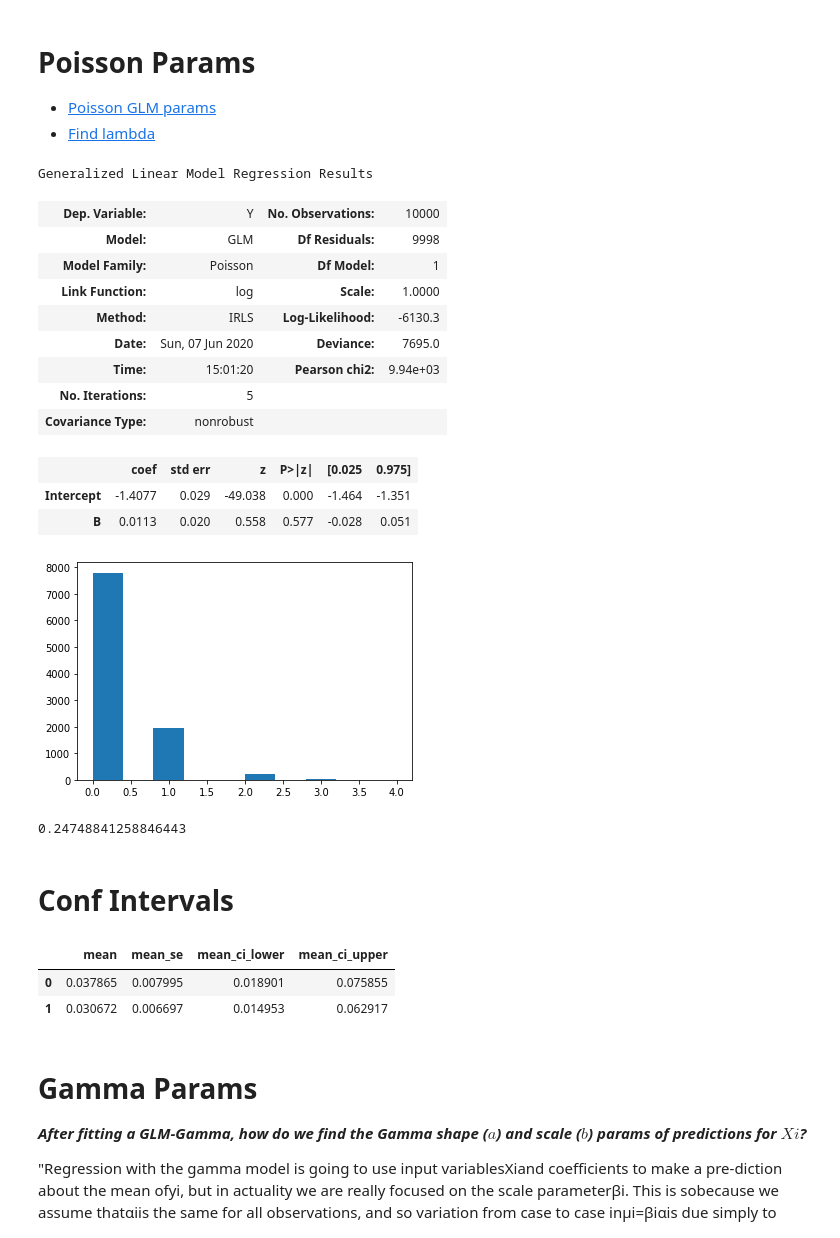
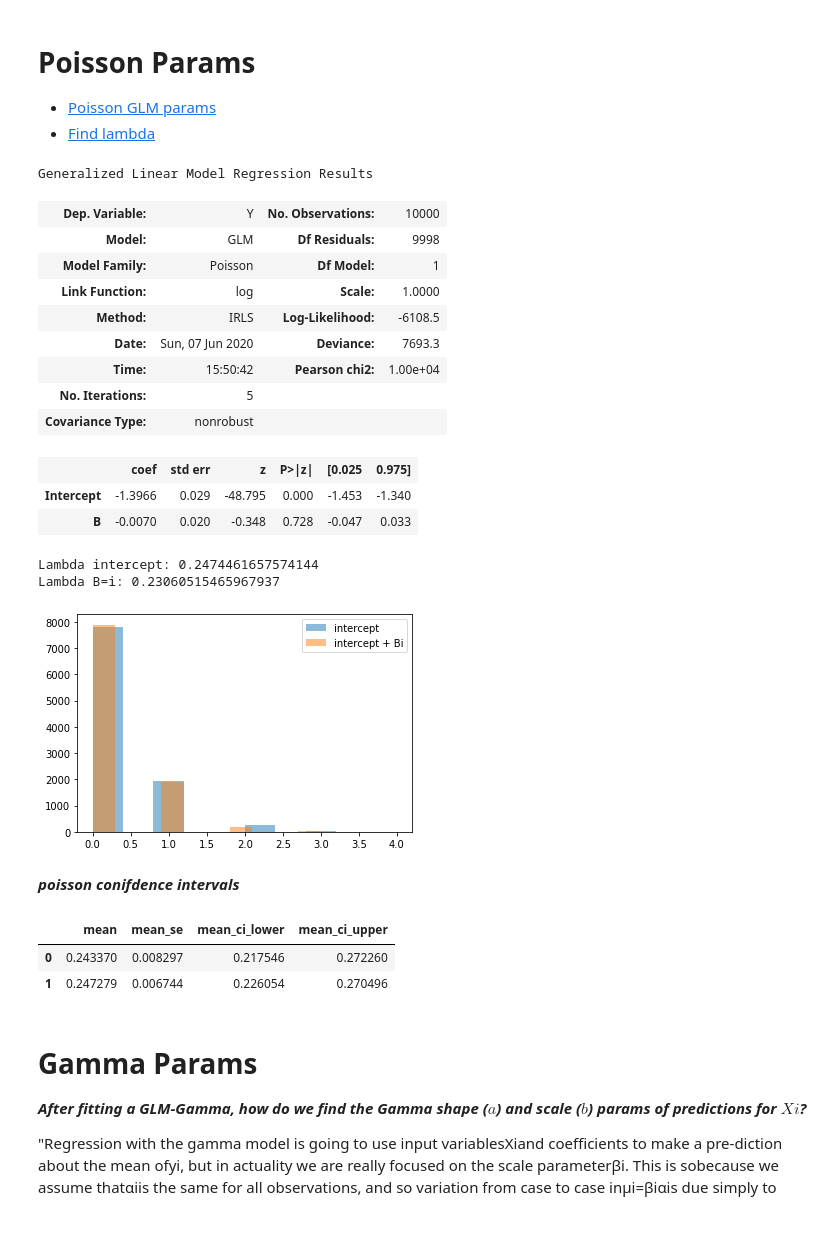
Before and after one commit to bpostance/learn_data_science, a Jupyter notebook: Risk/02-FrequencySeverity-auto.ipynb, the cells around one changed output. Cells and saved outputs as stored; diff of their text form; code cells hidden in the pictures.

Commit message:
Update: poisson example

```diff
--- a/Risk/02-FrequencySeverity-auto.ipynb
+++ b/Risk/02-FrequencySeverity-auto.ipynb
@@ -257,48 +256,53 @@ Loooking at the model summaries, the histograms and results the of predicted val
 # %%
 # sim data
 #np.random.seed(1066)
 n = 10000
 y =np.random.poisson(lam=0.25,size=n)
-plt.hist(y)
 yt = pd.DataFrame({'Y':y,
                    #'B':pd.cut(pd.Series(y),bins=[0,0.5,1,10],right=True,labels=[0,1,2]),
                    'B':np.random.exponential(scale=1,size=n)
                   })
 
 #### estimate params using MLE fit
 # print(stats.poisson.fit(yt['Y']))
 
-### Estimate scale (rate) using GLM-gamma with default inverse-power link
+### Estimate scale (rate) using GLM-poisson with default log link
 glm = smf.glm("Y ~ 1 + B", data=yt,family=sm.families.Poisson()).fit()
 glm.summary()
 # %% [output]
 Generalized Linear Model Regression Results
 | Dep. Variable: | Y | No. Observations: | 10000 |
 | Model: | GLM | Df Residuals: | 9998 |
 | Model Family: | Poisson | Df Model: | 1 |
 | Link Function: | log | Scale: | 1.0000 |
-| Method: | IRLS | Log-Likelihood: | -6130.3 |
-| Date: | Sun, 07 Jun 2020 | Deviance: | 7695.0 |
-| Time: | 15:01:20 | Pearson chi2: | 9.94e+03 |
+| Method: | IRLS | Log-Likelihood: | -6108.5 |
+| Date: | Sun, 07 Jun 2020 | Deviance: | 7693.3 |
+| Time: | 15:50:42 | Pearson chi2: | 1.00e+04 |
 | No. Iterations: | 5 |  |  |
 | Covariance Type: | nonrobust |  |  |
 |  | coef | std err | z | P>|z| | [0.025 | 0.975] |
-| Intercept | -1.4077 | 0.029 | -49.038 | 0.000 | -1.464 | -1.351 |
-| B | 0.0113 | 0.020 | 0.558 | 0.577 | -0.028 | 0.051 |
+| Intercept | -1.3966 | 0.029 | -48.795 | 0.000 | -1.453 | -1.340 |
+| B | -0.0070 | 0.020 | -0.348 | 0.728 | -0.047 | 0.033 |
-[figure, removed]
-# %%
-np.exp(glm.params[0]+glm.params[1]*1)
-# %% [output]
-0.24748841258846443
-# %% [markdown]
-# Conf Intervals
+# %%
+fig,axs = plt.subplots(1,1)
+i = 10
+print(f'Lambda intercept: {np.exp(glm.params[0])}\nLambda B=i: {np.exp(glm.params[0]+glm.params[1]*i)}')
+axs.hist(np.random.poisson(lam=np.exp(glm.params[0]),size=n),alpha=0.5,label='intercept', align='mid')
+axs.hist(np.random.poisson(lam=np.exp(glm.params[0]+glm.params[1]*i),size=n),alpha=0.5,label='intercept + Bi',align='mid')
+axs.legend();
+# %% [output]
+Lambda intercept: 0.2474461657574144
+Lambda B=i: 0.23060515465967937
+[figure, added]
+# %% [markdown]
+***poisson conifdence intervals***
 # %%
-t = FreqNegBin.get_prediction(test)
+t = glm.get_prediction(yt)
 t.summary_frame(alpha=0.001)[:2]
 # %% [output]
 |  | mean | mean_se | mean_ci_lower | mean_ci_upper |
-| 0 | 0.037865 | 0.007995 | 0.018901 | 0.075855 |
-| 1 | 0.030672 | 0.006697 | 0.014953 | 0.062917 |
+| 0 | 0.243370 | 0.008297 | 0.217546 | 0.272260 |
+| 1 | 0.247279 | 0.006744 | 0.226054 | 0.270496 |
 # %% [markdown]
 # Gamma Params
 ***After fitting a GLM-Gamma, how do we find the Gamma shape ($a$) and scale ($b$) params of predictions for $Xi$?***
```
Also changed, not shown: parts of 3 cells of this notebook.
